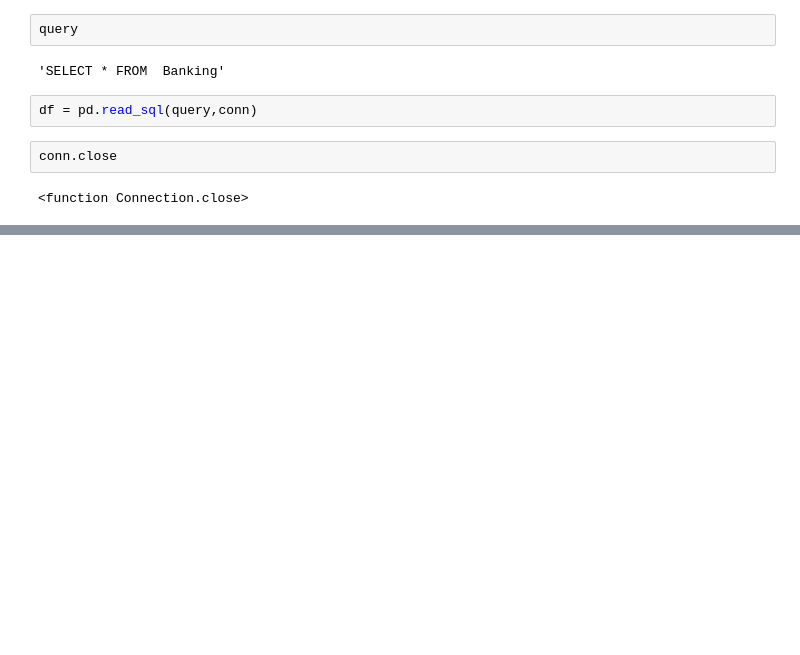
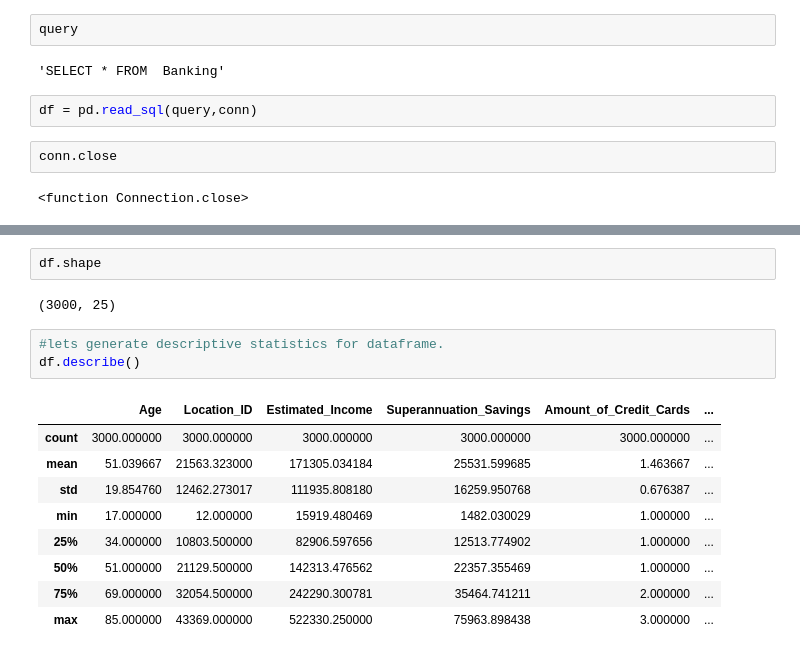
Before and after one commit to nazkisam/EndToEndDataAnalysis, a Jupyter notebook: operationsData.ipynb, the cells around one changed output, grey strips where cells are left out. Saved outputs shown, nothing was run; the diff lists cells and outputs as text; blank space fills up the shorter version.

```diff
--- a/operationsData.ipynb
+++ b/operationsData.ipynb
@@ -62,0 +85,17 @@ print(df)
+# %%
+df.shape
+# %% [output]
+(3000, 25)
+# %%
+#lets generate descriptive statistics for dataframe.
+df.describe()
+# %% [output]
+|  | Age | Location_ID | Estimated_Income | Superannuation_Savings | Amount_of_Credit_Cards | ... |
+| count | 3000.000000 | 3000.000000 | 3000.000000 | 3000.000000 | 3000.000000 | ... |
+| mean | 51.039667 | 21563.323000 | 171305.034184 | 25531.599685 | 1.463667 | ... |
+| std | 19.854760 | 12462.273017 | 111935.808180 | 16259.950768 | 0.676387 | ... |
+| min | 17.000000 | 12.000000 | 15919.480469 | 1482.030029 | 1.000000 | ... |
+| 25% | 34.000000 | 10803.500000 | 82906.597656 | 12513.774902 | 1.000000 | ... |
+| 50% | 51.000000 | 21129.500000 | 142313.476562 | 22357.355469 | 1.000000 | ... |
+| 75% | 69.000000 | 32054.500000 | 242290.300781 | 35464.741211 | 2.000000 | ... |
+| max | 85.000000 | 43369.000000 | 522330.250000 | 75963.898438 | 3.000000 | ... |
```
Also changed, not shown: parts of 10 cells of this notebook, 2 other files.
